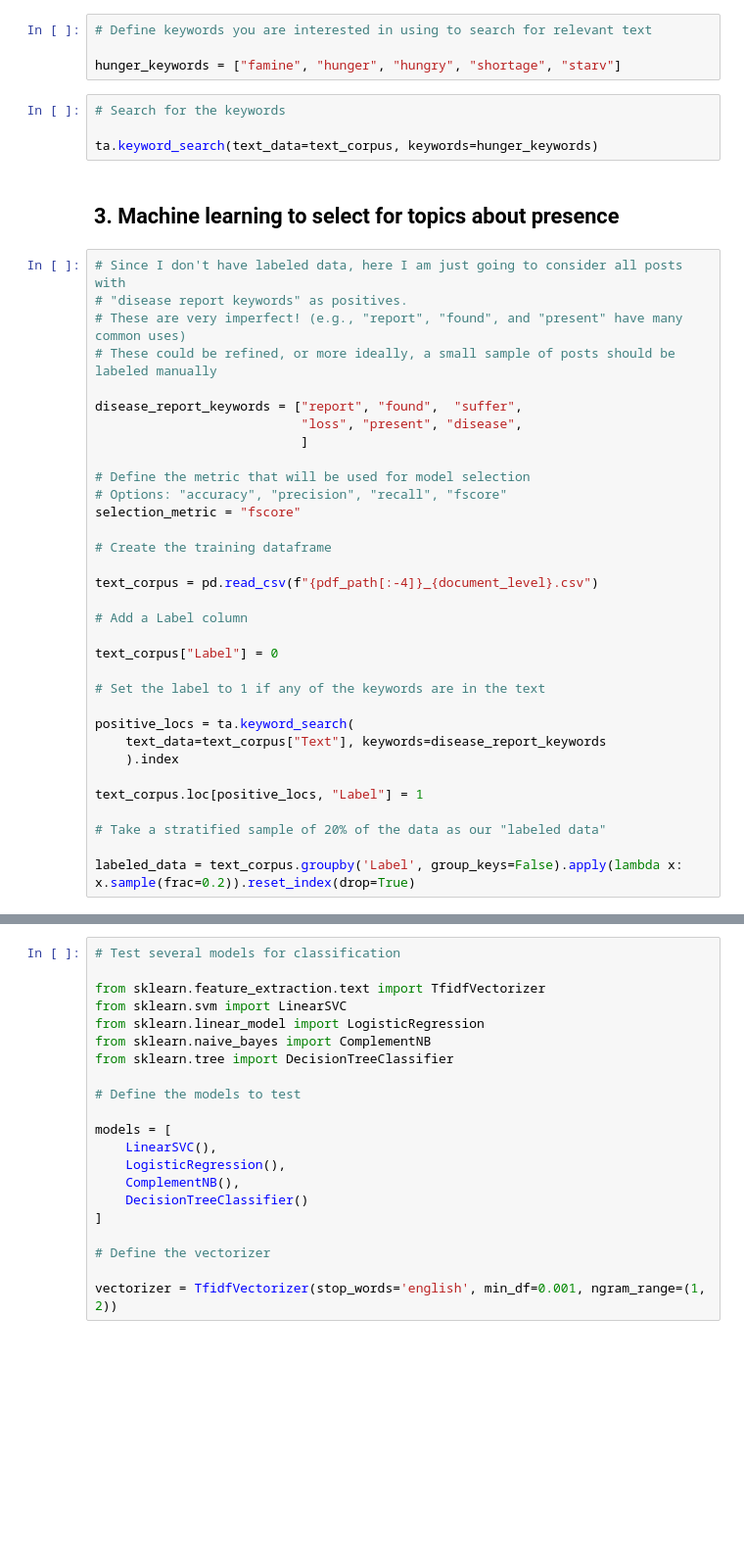
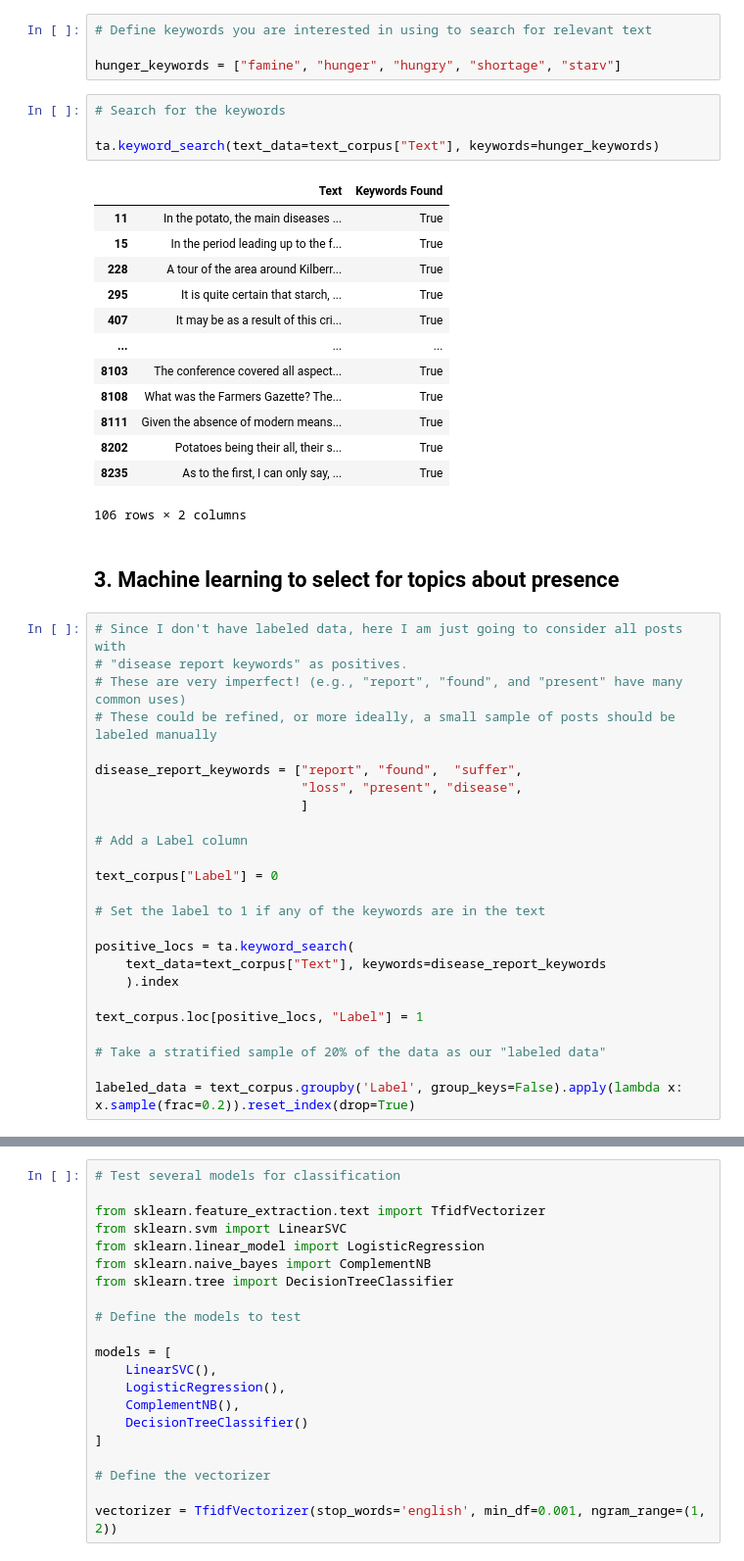
Before and after one commit to arielsaffer/pest_text_pipeline, a Jupyter notebook: notebooks/text_mining_workflow.ipynb, the cells around one changed output, grey strips where cells are left out. Shown: that part at 98% size. Drawn from its saved outputs; the diff is of its cells as text; blank space fills up the shorter version.

Commit message:
add data entry formatting

```diff
--- a/notebooks/text_mining_workflow.ipynb
+++ b/notebooks/text_mining_workflow.ipynb
@@ -107,7 +190,21 @@ hunger_keywords = ["famine", "hunger", "hungry", "shortage", "starv"]
 # %%
 # Search for the keywords
 
-ta.keyword_search(text_data=text_corpus, keywords=hunger_keywords)
+ta.keyword_search(text_data=text_corpus["Text"], keywords=hunger_keywords)
+# %% [output]
+|  | Text | Keywords Found |
+| 11 | In the potato, the main diseases ... | True |
+| 15 | In the period leading up to the f... | True |
+| 228 | A tour of the area around Kilberr... | True |
+| 295 | It is quite certain that starch, ... | True |
+| 407 | It may be as a result of this cri... | True |
+| ... | ... | ... |
+| 8103 | The conference covered all aspect... | True |
+| 8108 | What was the Farmers Gazette? The... | True |
+| 8111 | Given the absence of modern means... | True |
+| 8202 | Potatoes being their all, their s... | True |
+| 8235 | As to the first, I can only say, ... | True |
+106 rows × 2 columns
 # %% [markdown]
 ## 3. Machine learning to select for topics about presence
 # %%
@@ -119,14 +216,6 @@ ta.keyword_search(text_data=text_corpus, keywords=hunger_keywords)
 disease_report_keywords = ["report", "found",  "suffer",
                            "loss", "present", "disease",
                            ]
-
-# Define the metric that will be used for model selection
-# Options: "accuracy", "precision", "recall", "fscore"
-selection_metric = "fscore"
-
-# Create the training dataframe
-
-text_corpus = pd.read_csv(f"{pdf_path[:-4]}_{document_level}.csv")
 
 # Add a Label column
 
```
Also changed, not shown: parts of 18 cells of this notebook.
